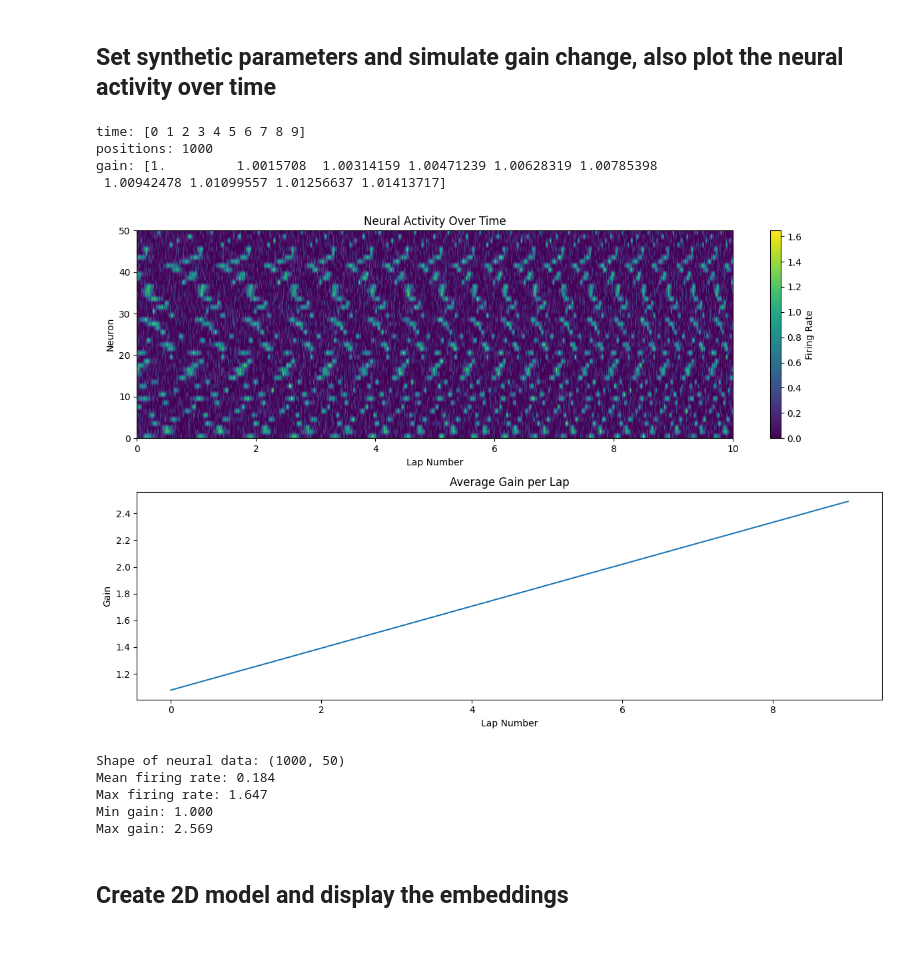
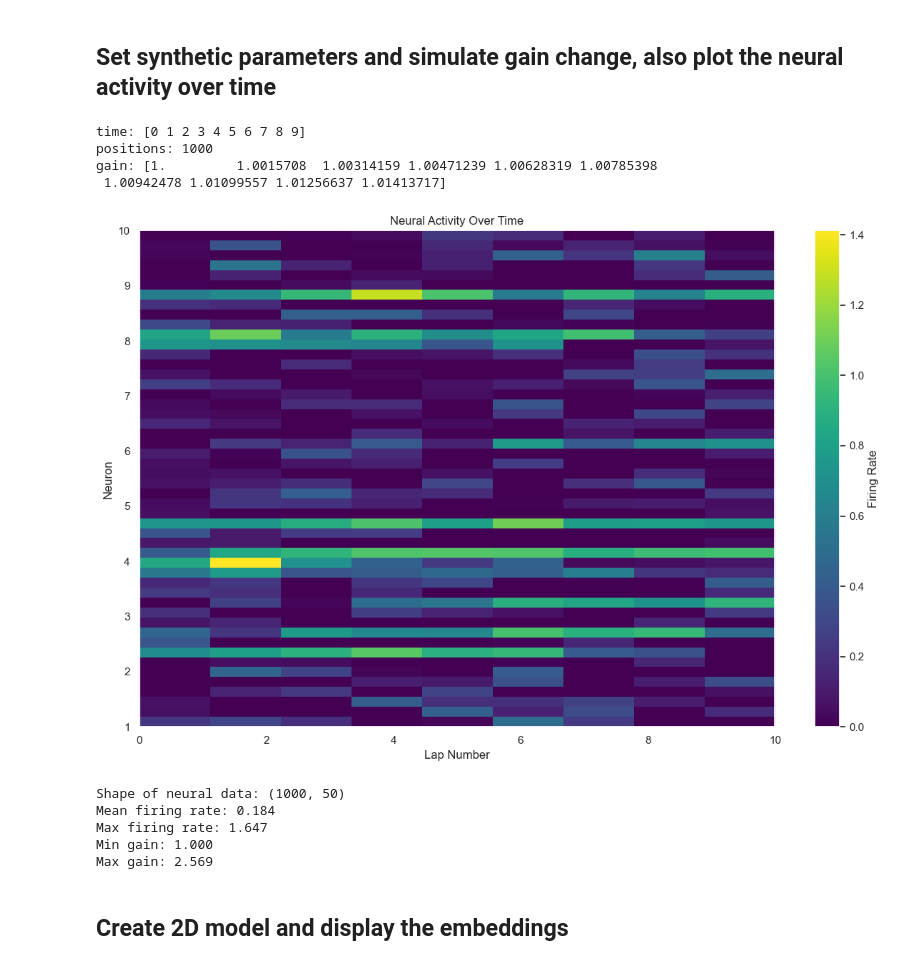
Before and after one commit to devshidfar/cebra_control_recal, a Jupyter notebook: synthetic_data/cebra_synthetic_data_circular_gain.ipynb, the cells around one changed output. Cells and saved outputs as stored; diff of their text form; code cells hidden in the pictures.

```diff
--- a/synthetic_data/cebra_synthetic_data_circular_gain.ipynb
+++ b/synthetic_data/cebra_synthetic_data_circular_gain.ipynb
@@ -73,43 +73,44 @@ for i, pos in enumerate(hippocampal_position):
     neural_data[i] = calculate_activity(pos % track_length, centers, widths)
 
 # Add noise
 neural_data += np.random.normal(0, noise_level, neural_data.shape)
 neural_data = np.maximum(neural_data, 0)  # Ensure non-negative firing rates
 
 # Plotting
 plt.figure(figsize=(12, 8))
 
 # Plot neural activity
-plt.subplot(211)
-plt.imshow(neural_data.T, aspect='auto', cmap='viridis',
-           extent=[0, n_laps, 0, n_neurons])
+# plt.subplot(211)
+plt.imshow(neural_data.T[:,1:10], aspect='auto', cmap='viridis',
+           extent=[0, n_laps, 1, 10])
 plt.colorbar(label='Firing Rate')
 plt.title('Neural Activity Over Time')
 plt.xlabel('Lap Number')
 plt.ylabel('Neuron')
 
-# Plot gain over time
-plt.subplot(212)
-plt.plot(np.arange(n_laps), gain.reshape(-1, n_positions_per_lap).mean(axis=1))
-plt.title('Average Gain per Lap')
-plt.xlabel('Lap Number')
-plt.ylabel('Gain')
+# # Plot gain over time
+# plt.subplot(212)
+# plt.plot(np.arange(n_laps), gain.reshape(-1, n_positions_per_lap).mean(axis=1))
+# plt.title('Average Gain per Lap')
+# plt.xlabel('Lap Number')
+# plt.ylabel('Gain')
 
+plt.grid(False)
 plt.tight_layout()
 plt.show()
 
 # Print some statistics
 print(f"Shape of neural data: {neural_data.shape}")
 print(f"Mean firing rate: {neural_data.mean():.3f}")
 print(f"Max firing rate: {neural_data.max():.3f}")
 print(f"Min gain: {gain.min():.3f}")
 print(f"Max gain: {gain.max():.3f}")
 # %% [output]
 time: [0 1 2 3 4 5 6 7 8 9]
 positions: 1000
 gain: [1.         1.0015708  1.00314159 1.00471239 1.00628319 1.00785398
  1.00942478 1.01099557 1.01256637 1.01413717]
-[figure, old version]
+[figure, new version]
 Shape of neural data: (1000, 50)
 Mean firing rate: 0.184
 Max firing rate: 1.647
```
Also changed, not shown: parts of 2 cells of this notebook, 3 other files.
